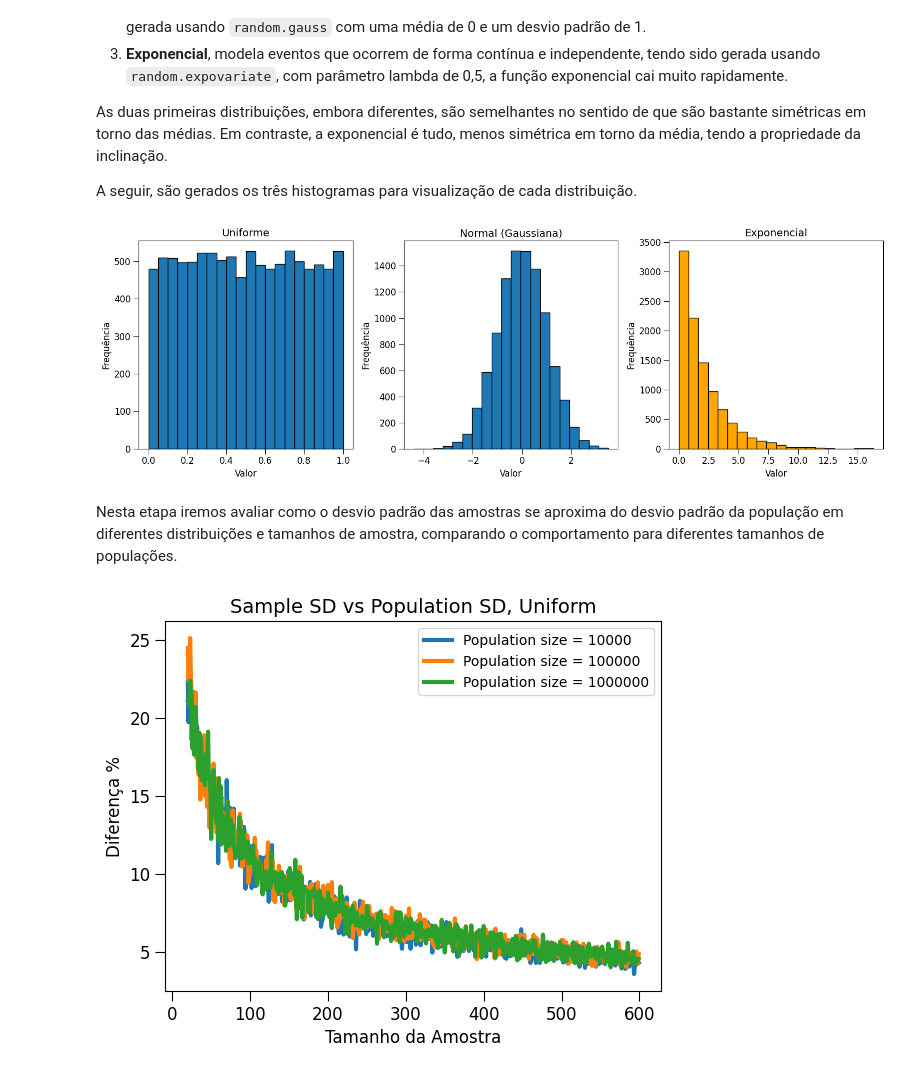
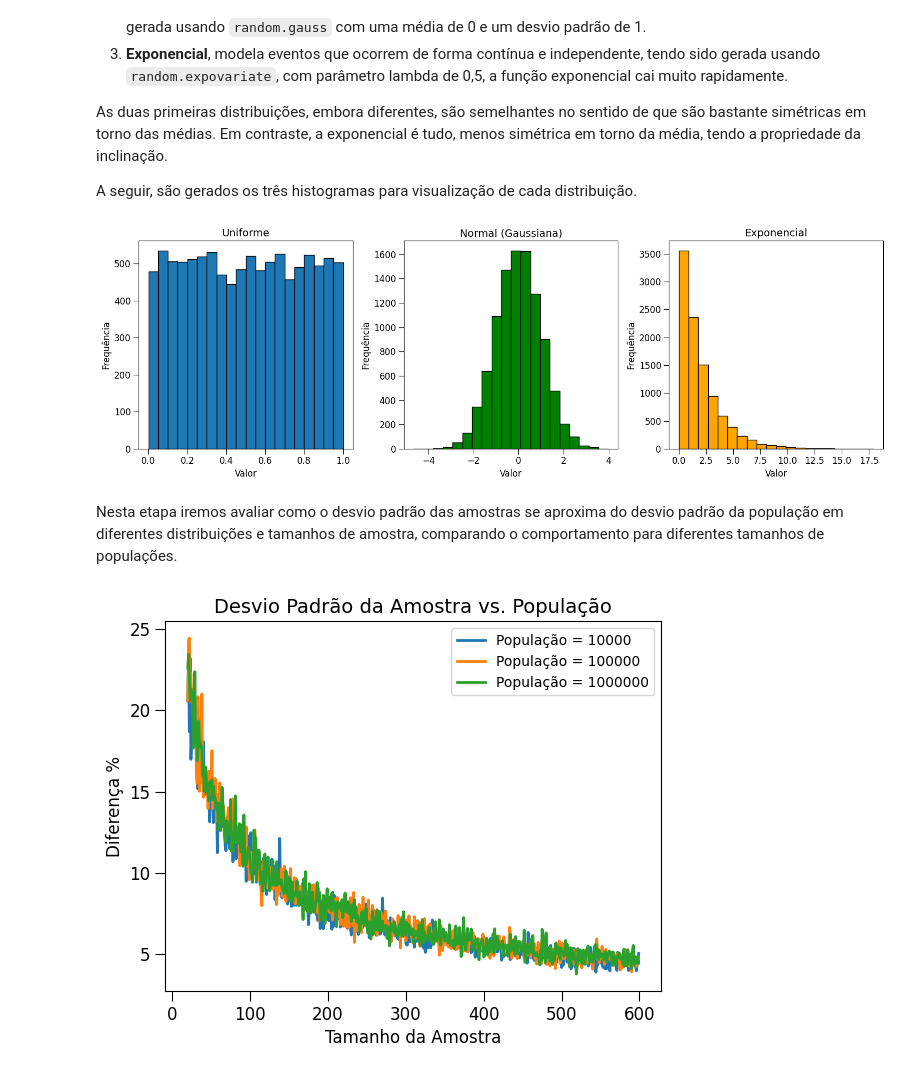
Before and after one commit to SampMark/Computational-Thinking, a Jupyter notebook: sampling_and_standard_error___temperatures_EUA.ipynb, the cells around one changed output. Cells and saved outputs as stored; diff of their text form; code cells hidden in the pictures.

```diff
--- a/sampling_and_standard_error___temperatures_EUA.ipynb
+++ b/sampling_and_standard_error___temperatures_EUA.ipynb
@@ -99,7 +104,7 @@ A função `getMeansAndSDs` calcula as médias e desvios padrões para uma popul
 
 Apesar da amostra aleatória gerada pelafunção `random.sample(population, 100)` ser pequena (100 pontos de dados) em relação à população (421.848), a média e o desvio padrão da amostra se aproximam da média e desvio padrão da população.
 # %%
-def getMeansAndSDs(population, sample, verbose=False):
+def getMeansAndSDs(population, sample, verbose=True):
     """
     Calcula as médias e desvios padrões de uma população e de uma amostra.
     Opcionalmente, gera histogramas para ambas.
@@ -125,14 +130,14 @@ def getMeansAndSDs(population, sample, verbose=False):
         fig, axes = pylab.subplots(1, 2, figsize=(12, 6))  # 1 linha, 2 colunas
 
         # Gera o histograma da população no primeiro subplot
-        axes[0].hist(population)
+        axes[0].hist(population, edgecolor='black', color='blue')
         axes[0].set_title('Alta diária 1961-2015, População\n' +
                           '(média = ' + str(round(popMean, 2)) + ')')
         axes[0].set_xlabel('Graus Celsius')
         axes[0].set_ylabel('Número de Dias')
 
         # Gera o histograma da amostra no segundo subplot
-        axes[1].hist(sample)
+        axes[1].hist(sample, edgecolor='black', color='green')
         axes[1].set_title('Alta diária 1961-2015, Amostra\n' +
                           '(média = ' + str(round(sampleMean, 2)) + ')')
         axes[1].set_xlabel('Graus Celsius')
@@ -165,6 +170,7 @@ sample = random.sample(population, 100)
 getMeansAndSDs(population, sample, True)
 
 # Mostra a figura com os subplots
+pylab.figure()
 pylab.show()
 # %% [output]
 Média populacional = 8.649384730993024
@@ -266,9 +303,12 @@ print('Desvio padrão das médias amostrais =', round(numpy.std(sampleMeans), 3)
 print('Diferença máxima entre as médias da população e das amostras =', round(maxMeanDiff, 3))
 print('Diferença máxima entre os desvios padrões da população e das amostras =', round(maxSDDiff, 3))
 
+# Define numTrials antes de ser usado no loop
+numTrials = 1000  # Ajuste o número de ensaios conforme necessário
+
 # Simulação 1: Amostras aleatórias simples
 for t in range(numTrials):
-    sample = random.sample(temps, sampleSize)  # Seleciona uma amostra aleatória
+    sample = random.sample(population, sampleSize)  # Seleciona uma amostra aleatória
     sampleMean = sum(sample) / sampleSize  # Calcula a média da amostra
     se = numpy.std(sample) / sampleSize**0.5  # Calcula o erro padrão da média (SEM)
 
@@ -280,9 +320,9 @@ print('Simulação 1: fração fora do intervalo de confiança de 95% =', numBad
 # Simulação 2: Amostras consecutivas em série
 numBad = 0  # Reinicializa o contador
 for t in range(numTrials):
-    posStartingPts = range(0, len(temps) - sampleSize)  # Posições válidas para início da amostra
+    posStartingPts = range(0, len(population) - sampleSize)  # Posições válidas para início da amostra
     start = random.choice(posStartingPts)  # Escolhe um ponto inicial aleatório
-    sample = temps[start:start + sampleSize]  # Seleciona uma amostra consecutiva
+    sample = population[start:start + sampleSize]  # Seleciona uma amostra consecutiva
     sampleMean = sum(sample) / sampleSize  # Calcula a média da amostra
     se = numpy.std(sample) / sampleSize**0.5  # Calcula o erro padrão da média (SEM)
 
@@ -548,7 +590,7 @@ def plotDistributions():
     axes[0].set_ylabel('Frequência')
 
     # Plota o histograma da distribuição normal no segundo subplot
-    axes[1].hist(normal, bins=20, edgecolor='black')
+    axes[1].hist(normal, bins=20, edgecolor='black', color='green')
     axes[1].set_title('Normal (Gaussiana)')
     axes[1].set_xlabel('Valor')
     axes[1].set_ylabel('Frequência')
@@ -568,7 +610,7 @@ def plotDistributions():
 # Chamada da função para gerar os gráficos
 plotDistributions()
 # %% [output]
-[figure, old version]
+[figure, new version]
 # %% [markdown]
 Nesta etapa iremos avaliar como o desvio padrão das amostras se aproxima do desvio padrão da população em diferentes distribuições e tamanhos de amostra,
 comparando o comportamento para diferentes tamanhos de populações.
@@ -590,37 +632,36 @@ def compareDists():
         normal.append(random.gauss(0, 1))  # Distribuição normal com média 0 e desvio padrão 1
         exp.append(random.expovariate(0.5))  # Distribuição exponencial com λ = 0.5
 
     # Define os tamanhos das amostras
     sampleSizes = range(20, 600, 1)
 
     # Calcula as diferenças percentuais para cada distribuição
     udiffs = getDiffs(uniform, sampleSizes)  # Uniforme
     ndiffs = getDiffs(normal, sampleSizes)  # Normal
     ediffs = getDiffs(exp, sampleSizes)  # Exponencial
 
     # Plota as diferenças para cada distribuição
-    plotDiffs(sampleSizes, udiffs, 'Sample SD vs Population SD', 'Uniform population')
-    plotDiffs(sampleSizes, ndiffs, 'Sample SD vs Population SD', 'Normal population')
-    plotDiffs(sampleSizes, ediffs, 'Sample SD vs Population SD', 'Exponential population')
-
+    plotDiffs(sampleSizes, udiffs, 'Desvio Padrão da Amostra vs. População', 'População Uniforme')
+    plotDiffs(sampleSizes, ndiffs, 'Desvio Padrão da Amostra vs. População', 'População Normal')
+    plotDiffs(sampleSizes, ediffs, 'Desvio Padrão da Amostra vs. População', 'População Exponencial')
 
 # Comparação com diferentes tamanhos de populações
 popSizes = (10000, 100000, 1000000)  # Diferentes tamanhos de populações
 sampleSizes = range(20, 600, 1)  # Tamanhos de amostra
 
 # Itera pelos diferentes tamanhos de população
 for size in popSizes:
     population = []
 
     # Gera uma população para o tamanho atual
     for i in range(size):
         population.append(random.expovariate(0.5))  # Distribuição exponencial com λ = 0.5
 
     # Calcula as diferenças para o tamanho de população atual
     ediffs = getDiffs(population, sampleSizes)
 
     # Plota as diferenças
-    plotDiffs(sampleSizes, ediffs, 'Sample SD vs Population SD, Uniform',
-              'Population size = ' + str(size))
+    plotDiffs(sampleSizes, ediffs, 'Desvio Padrão da Amostra vs. População',
+              'População = ' + str(size))
 # %% [output]
-[figure, old version]
+[figure, new version]
```
Also changed, not shown: parts of 28 cells of this notebook.
